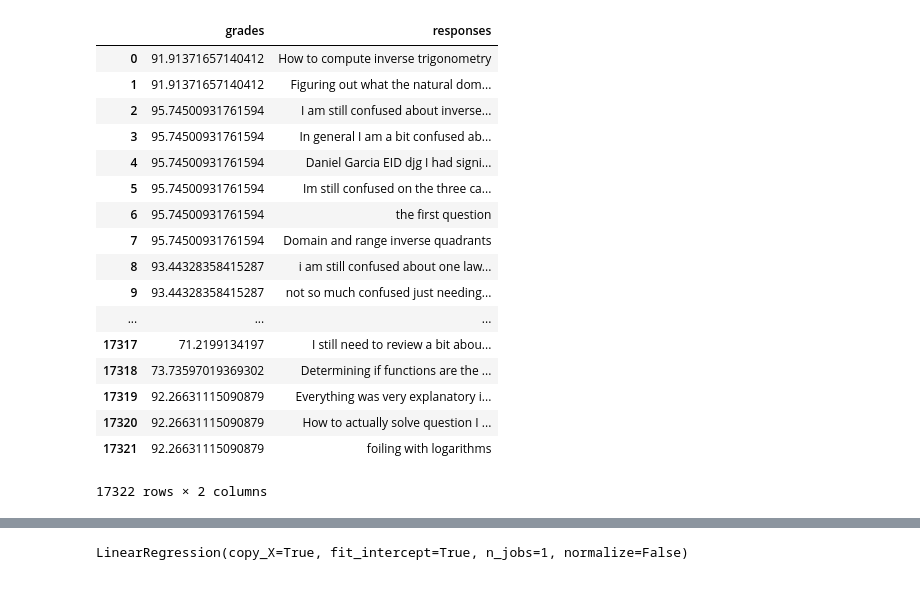
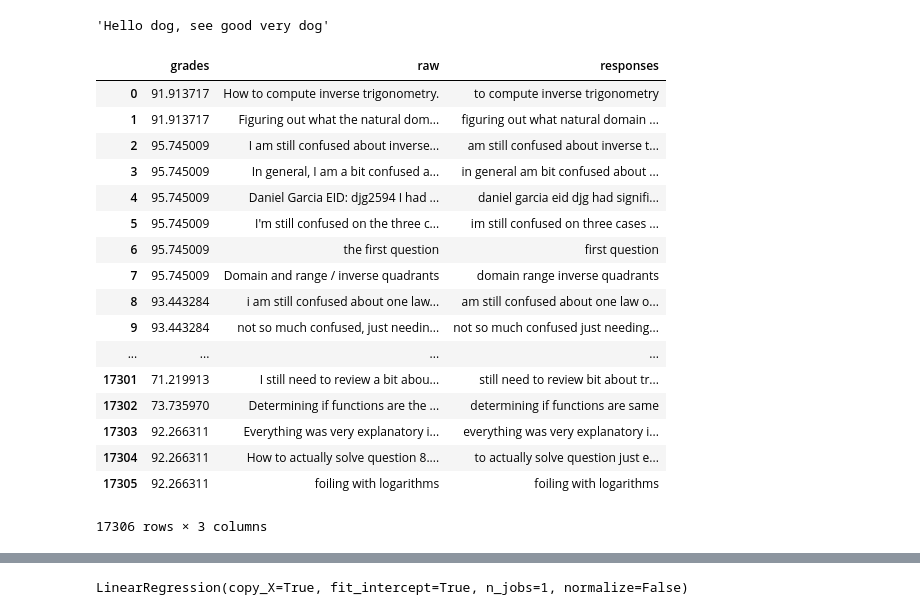
Before and after one commit to bpopoff/springboard_course, a Jupyter notebook: prototype/prototype_data_set_9.ipynb, the cells around one changed output, grey strips where cells are left out. Cells and saved outputs as stored; diff of their text form; code cells hidden in the pictures.

```diff
--- a/prototype/prototype_data_set_9.ipynb
+++ b/prototype/prototype_data_set_9.ipynb
@@ -18,4 +18,12 @@ def cleanToLetters(str):
         if (ch in string.ascii_letters or ch == ' '):
             remainingChars.append(ch)
     newString = string.join(remainingChars, "")
-    return newString
+    return newString.lower()
+# %%
+def removeStopWords(str, set):
+    toks = str.split()
+    new_toks = []
+    for elem in toks:
+        if elem not in set:
+            new_toks.append(elem)
+    return string.join(new_toks, " ");
@@ -22,7 +38,16 @@ def cleanToLetters(str):
+# %%
+#vectorizer = CountVectorizer(min_df=1, stop_words = None)
+#stop_words = vectorizer.get_stop_words()
+stop_words = ['you', 'the', 'and', 'a', 'an', 'how', 'as', 'or', 'we', 'i', 'be']
+# %%
+removeStopWords("Hello dog, i see a good very dog", stop_words)
+# %% [output]
+'Hello dog, see good very dog'
 # %%
 responses = []
 rawReponses = []
 grades = []
+responses_w_stop_words = []
 with open('schell9.txt', 'rb') as csvfile:
     responseReader = csv.reader(csvfile, delimiter="\t")
     i = 0
@@ -32,31 +57,34 @@ with open('schell9.txt', 'rb') as csvfile:
         letterGrade = row[10]
         response = row[13]
         if (True or course == 'M 408N'):
-            if "xml" not in response and "0px" not in response:
+            if "xml" not in response and "0px" not in response and not "img" in response:
                 rawReponses.append(response)
-                grades.append(numericGrade)
-                responses.append(cleanToLetters(response))
+                grades.append(float(numericGrade))
+                cleaned = cleanToLetters(response)
+                responses_w_stop_words.append(cleaned)
+                cleaned_no_stop_words = removeStopWords(cleaned, stop_words)
+                responses.append(cleaned_no_stop_words)
 # %%
-data = {'grades' : grades, 'responses' : responses}
+data = {'grades' : grades, 'responses' : responses, "raw" : rawReponses}
 frame = pd.DataFrame(data)
 frame
 # %% [output]
-|  | grades | responses |
-| 0 | 91.91371657140412 | How to compute inverse trigonometry |
-| 1 | 91.91371657140412 | Figuring out what the natural dom... |
-| 2 | 95.74500931761594 | I am still confused about inverse... |
-| 3 | 95.74500931761594 | In general I am a bit confused ab... |
-| 4 | 95.74500931761594 | Daniel Garcia EID djg I had signi... |
-| 5 | 95.74500931761594 | Im still confused on the three ca... |
-| 6 | 95.74500931761594 | the first question |
-| 7 | 95.74500931761594 | Domain and range inverse quadrants |
-| 8 | 93.44328358415287 | i am still confused about one law... |
-| 9 | 93.44328358415287 | not so much confused just needing... |
-| ... | ... | ... |
-| 17317 | 71.2199134197 | I still need to review a bit abou... |
-| 17318 | 73.73597019369302 | Determining if functions are the ... |
-| 17319 | 92.26631115090879 | Everything was very explanatory i... |
-| 17320 | 92.26631115090879 | How to actually solve question I ... |
-| 17321 | 92.26631115090879 | foiling with logarithms |
+|  | grades | raw | responses |
+| 0 | 91.913717 | How to compute inverse trigonometry. | to compute inverse trigonometry |
+| 1 | 91.913717 | Figuring out what the natural dom... | figuring out what natural domain ... |
+| 2 | 95.745009 | I am still confused about inverse... | am still confused about inverse t... |
+| 3 | 95.745009 | In general, I am a bit confused a... | in general am bit confused about ... |
+| 4 | 95.745009 | Daniel Garcia EID: djg2594 I had ... | daniel garcia eid djg had signifi... |
+| 5 | 95.745009 | I'm still confused on the three c... | im still confused on three cases ... |
+| 6 | 95.745009 | the first question | first question |
+| 7 | 95.745009 | Domain and range / inverse quadrants | domain range inverse quadrants |
+| 8 | 93.443284 | i am still confused about one law... | am still confused about one law o... |
+| 9 | 93.443284 | not so much confused, just needin... | not so much confused just needing... |
+| ... | ... | ... | ... |
+| 17301 | 71.219913 | I still need to review a bit abou... | still need to review bit about tr... |
+| 17302 | 73.735970 | Determining if functions are the ... | determining if functions are same |
+| 17303 | 92.266311 | Everything was very explanatory i... | everything was very explanatory i... |
+| 17304 | 92.266311 | How to actually solve question 8.... | to actually solve question just e... |
+| 17305 | 92.266311 | foiling with logarithms | foiling with logarithms |
-17322 rows × 2 columns
+17306 rows × 3 columns
 # %%
```
Also changed, not shown: parts of 20 cells of this notebook.
